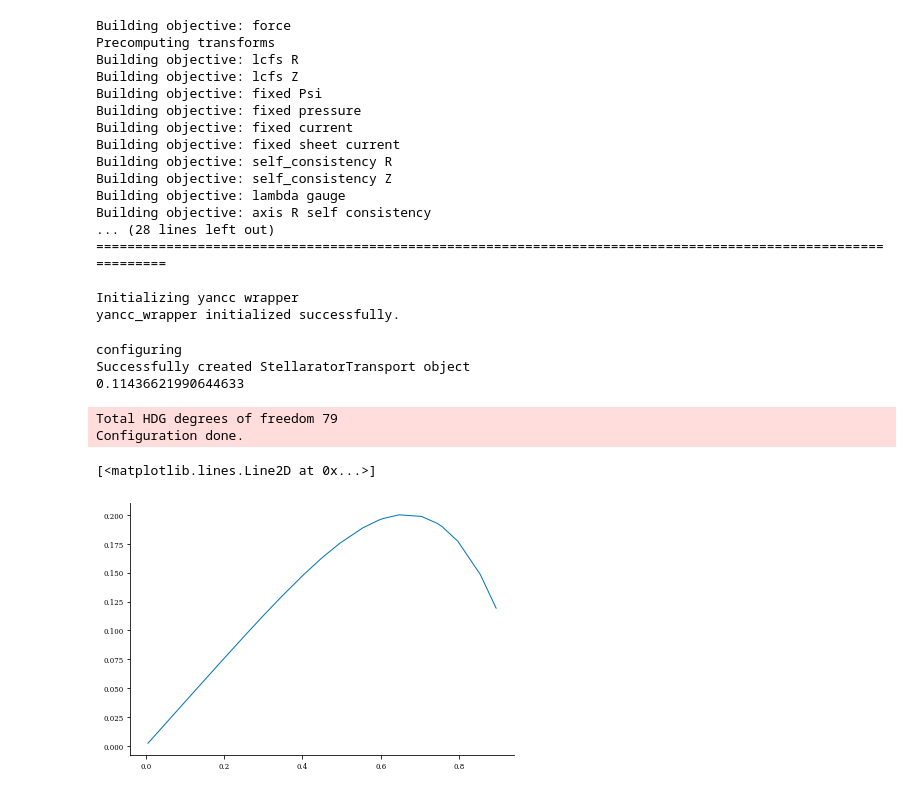
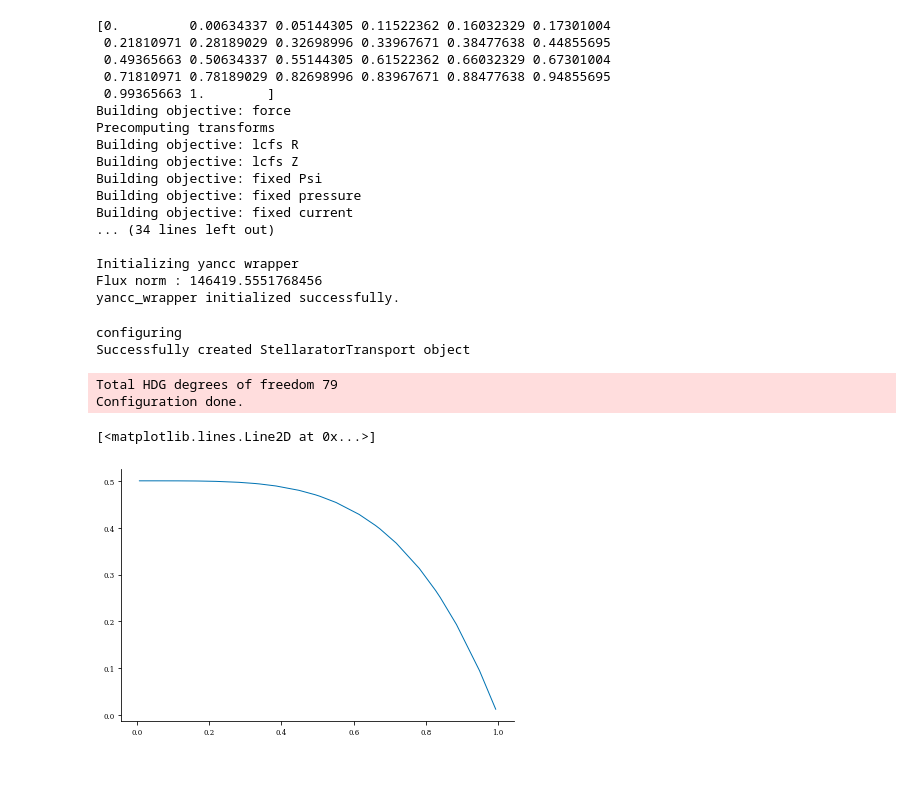
Before and after one commit to ianabel/MaNTA, a Jupyter notebook: python/desc_optimize-vp.ipynb, the cells around one changed output. Cells and saved outputs as stored; diff of their text form; code cells hidden in the pictures.

```diff
--- a/python/desc_optimize-vp.ipynb
+++ b/python/desc_optimize-vp.ipynb
@@ -50,11 +50,11 @@ eq_name = "eq"
 
 st_config = {
     "SourceCenter": 0.2,
-    "SourceHeight": 350.0,
-    "SourceWidth": 0.5,
-    "EdgeTemperature":1.0,
+    "SourceHeight": 50.0,
+    "SourceWidth": 0.8,
+    "EdgeTemperature":0.5,
     "EdgeDensity": 0.0,
-    "n0": 0.1,
+    "n0": 1.0,
 }
 
 # st_config = {
@@ -67,19 +67,21 @@ st_config = {
 # }
 
 
-rho_upper = 0.9
+rho_upper = 1.0
+rtol = 1e-2
+atol = 1e-3
 
 # # %%
 solver_config = {
     "OutputFilename": "stellarator_opt",
     "Polynomial_degree": 3,
     "Grid_size": 6,
-    "tau": 100.0,
+    "tau": 0.5,
     "Lower_boundary": 0.0,
     "Upper_boundary": rho_upper,
-    "Relative_tolerance": 0.01,
-    "Absolute_tolerance": [1e-3],
-    "delta_t": 1e-5,
+    "Relative_tolerance": rtol,
+    "Absolute_tolerance": [atol],
+    "delta_t": 1e-2,
     "MinStepSize": 1e-9,
     "SteadyStateTolerance": 1e-3,
     "restart": False,
@@ -107,7 +109,7 @@ yancc_nzeta = 33
 
 pressure_rho = jnp.concatenate([jnp.zeros(1), yancc_rho, jnp.ones(1)])
 desc_pressure = SplineProfile(jnp.zeros_like(pressure_rho), pressure_rho)
-
+print(pressure_rho)
 eq = desc.examples.get("ESTELL")
 surf = eq.get_surface_at(rho=1)
 # surf = FourierRZToroidalSurface(
@@ -115,12 +117,12 @@ surf = eq.get_surface_at(rho=1)
 #     Z_lmn=[-0.166, -0.1],
 #     modes_R=[[0, 0], [1, 0], [0, 1]],
 #     modes_Z=[[-1, 0], [0, -1]],
-#     NFP=2,
+#     NFP=4,
 # )
 
 
 # eq.change_resolution(M=4, N=4,L_grid=len(points), M_grid=4, N_grid=4)#
-eq = Equilibrium(M=8, N=8, Psi=0.1, surface=surf, pressure=desc_pressure)
+eq = Equilibrium(M=8, N=8, Psi=0.5, surface=surf, pressure=desc_pressure)
 eq = eq.solve(x_scale="ess")[0]
 
 # eq = desc.io.load("eq_self_consistent_pressure.h5")
@@ -131,6 +133,11 @@ V0 = eq.compute("V")["V"]
 # yancc_wrapper = yancc_data.from_eq(points, grid = yancc_grid,rho = yancc_rho, Density=Density, eq=eq_init, nt = yancc_ntheta, nz = yancc_nzeta)
 yancc_wrapper = yancc_data.from_eq(points, eq=eq_init, nt = yancc_ntheta, nz = yancc_nzeta)
 # %% [output]
+[0.         0.00634337 0.05144305 0.11522362 0.16032329 0.17301004
+ 0.21810971 0.28189029 0.32698996 0.33967671 0.38477638 0.44855695
+ 0.49365663 0.50634337 0.55144305 0.61522362 0.66032329 0.67301004
+ 0.71810971 0.78189029 0.82698996 0.83967671 0.88477638 0.94855695
+ 0.99365663 1.        ]
 Building objective: force
 Precomputing transforms
 Building objective: lcfs R
@@ -138,30 +145,23 @@ Building objective: lcfs Z
 Building objective: fixed Psi
 Building objective: fixed pressure
 Building objective: fixed current
-Building objective: fixed sheet current
-Building objective: self_consistency R
-Building objective: self_consistency Z
-Building objective: lambda gauge
-Building objective: axis R self consistency
-... (28 lines left out)
-==============================================================================================================
+... (34 lines left out)
 
 Initializing yancc wrapper
+Flux norm : 146419.5551768456
 yancc_wrapper initialized successfully.
 # %%
 
 
 st = StellaratorTransport(config, yancc_wrapper=yancc_wrapper)
-print(st.UpperBoundary(0,0))
-plt.plot(points, st.InitialValue(0 , points))
+plt.plot(points, 2./3. * st.InitialValue(0, points) / yancc_wrapper.Vp)
 # %% [output]
 configuring
 Successfully created StellaratorTransport object
-0.11436621990644633
 Total HDG degrees of freedom 79
 Configuration done.
 [<matplotlib.lines.Line2D at 0x...>]
-[figure, old version]
+[figure, new version]
 # %%
 st.run()
 # %% [output]
```
Also changed, not shown: parts of 6 cells of this notebook, 11 other files.
